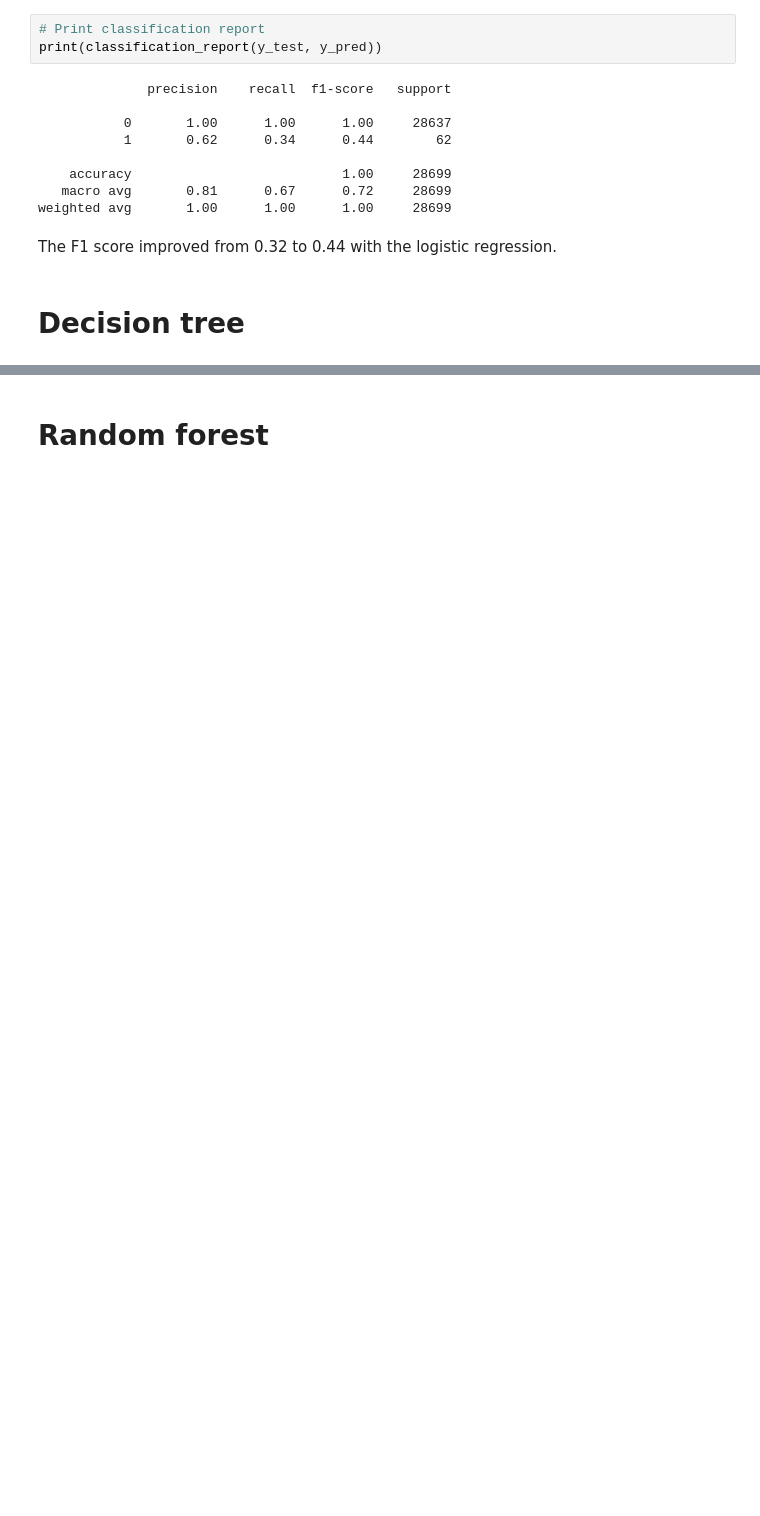
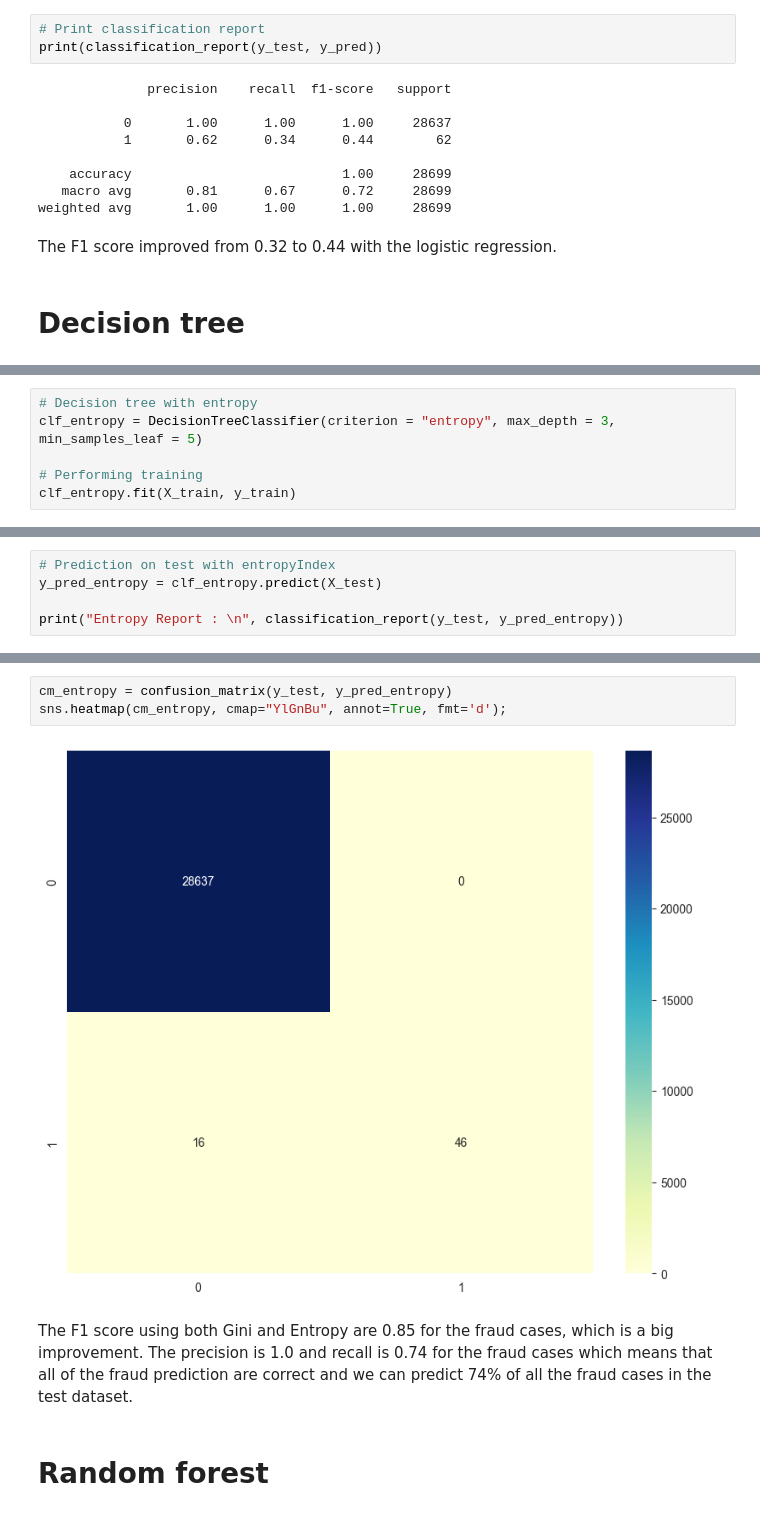
Before and after one commit to Ivyloeou/ML_Xente_Fraud_Detection, a Jupyter notebook: Fraud-detection-challenge.ipynb, the cells around one changed output, grey strips where cells are left out. Saved outputs shown, nothing was run; the diff lists cells and outputs as text; blank space fills up the shorter version.

```diff
--- a/Fraud-detection-challenge.ipynb
+++ b/Fraud-detection-challenge.ipynb
@@ -476,0 +491,6 @@ The F1 score improved from 0.32 to 0.44 with the logistic regression.
+# %%
+# Decision tree with entropy
+clf_entropy = DecisionTreeClassifier(criterion = "entropy", max_depth = 3, min_samples_leaf = 5)
+
+# Performing training
+clf_entropy.fit(X_train, y_train)
@@ -476,0 +514,5 @@ The F1 score improved from 0.32 to 0.44 with the logistic regression.
+# %%
+# Prediction on test with entropyIndex
+y_pred_entropy = clf_entropy.predict(X_test)
+
+print("Entropy Report : \n", classification_report(y_test, y_pred_entropy))
@@ -477,2 +534,9 @@ The F1 score improved from 0.32 to 0.44 with the logistic regression.
+# %%
+cm_entropy = confusion_matrix(y_test, y_pred_entropy)
+sns.heatmap(cm_entropy, cmap="YlGnBu", annot=True, fmt='d');
+# %% [output]
+[figure, added]
+# %% [markdown]
+The F1 score using both Gini and Entropy are 0.85 for the fraud cases, which is a big improvement. The precision is 1.0 and recall is 0.74 for the fraud cases which means that all of the fraud prediction are correct and we can predict 74% of all the fraud cases in the test dataset.
 # %% [markdown]
 # Random forest
```
Also changed, not shown: parts of 37 cells of this notebook.
